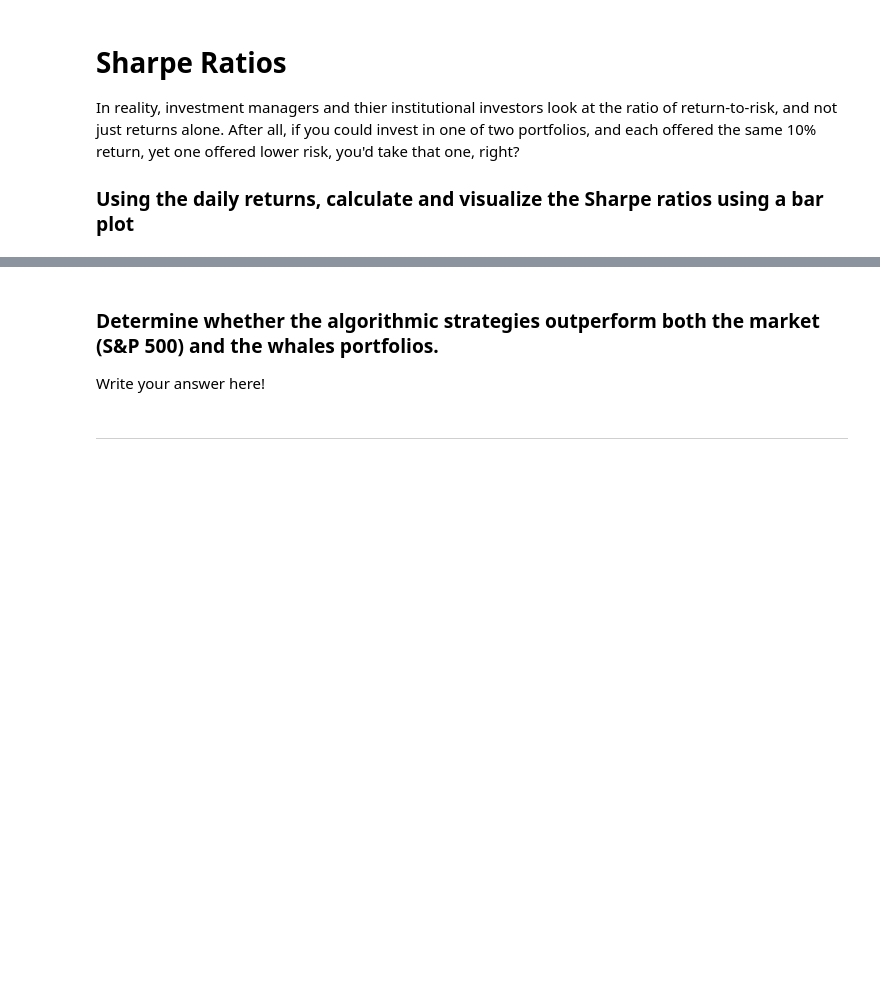
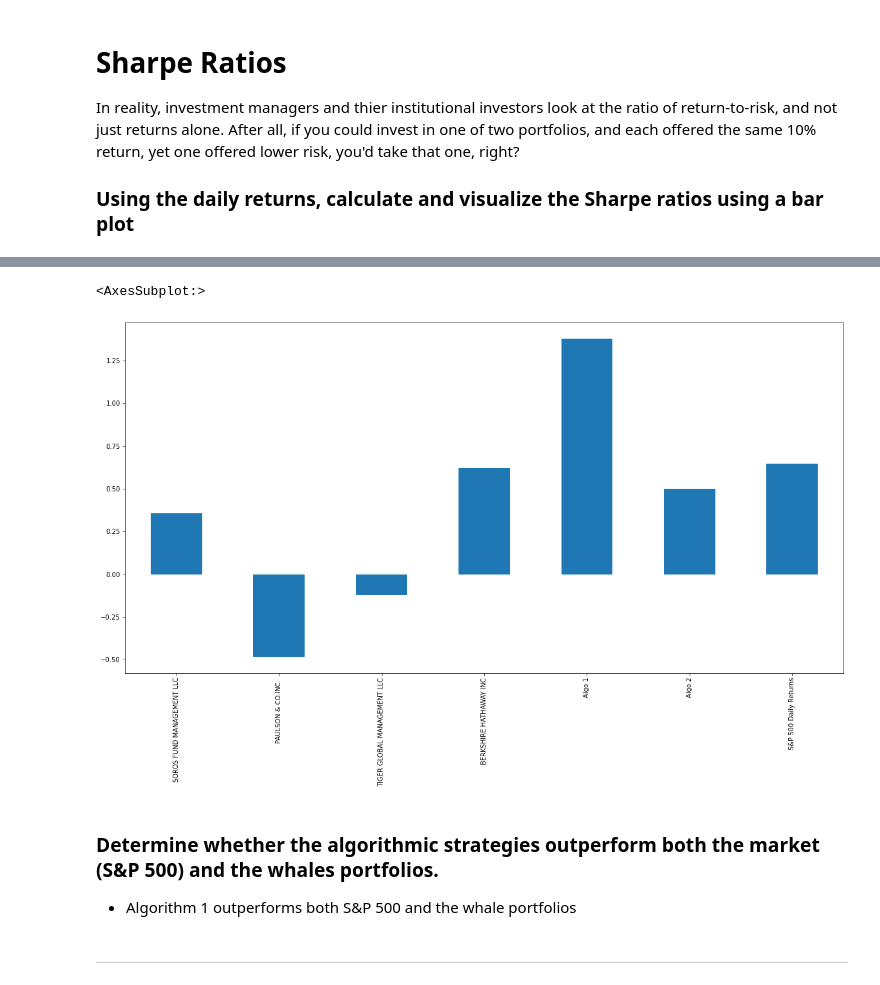
Before and after one commit to AkanSri/Rutgers-FinTech, a Jupyter notebook: 02-Homework/04-Pandas/Instructions/Starter_Code/whale_analysis.ipynb, the cells around one changed output, grey strips where cells are left out. Saved outputs shown, nothing was run; the diff lists cells and outputs as text; code cells hidden in the pictures; blank space fills up the shorter version.

```diff
--- a/02-Homework/04-Pandas/Instructions/Starter_Code/whale_analysis.ipynb
+++ b/02-Homework/04-Pandas/Instructions/Starter_Code/whale_analysis.ipynb
@@ -345,0 +374,4 @@ In reality, investment managers and thier institutional investors look at the ra
+# %%
+# Annualized Sharpe Ratios
+sharpe_ratios = all_portfolios_returns.mean()*252/(all_portfolios_returns.std()*np.sqrt(252))
+sharpe_ratios
@@ -346,9 +387,12 @@ In reality, investment managers and thier institutional investors look at the ra
 # %%
 # Visualize the sharpe ratios as a bar plot
+sharpe_ratios.plot(kind= 'bar', figsize= (20,10))
+# %% [output]
+<AxesSubplot:>
+[figure, added]
 # %% [markdown]
 ### Determine whether the algorithmic strategies outperform both the market (S&P 500) and the whales portfolios.
-
-Write your answer here!
+- Algorithm 1 outperforms both S&P 500 and the whale portfolios
 # %% [markdown]
 ---
 # %% [markdown]
```
Also changed, not shown: parts of 13 cells of this notebook.
